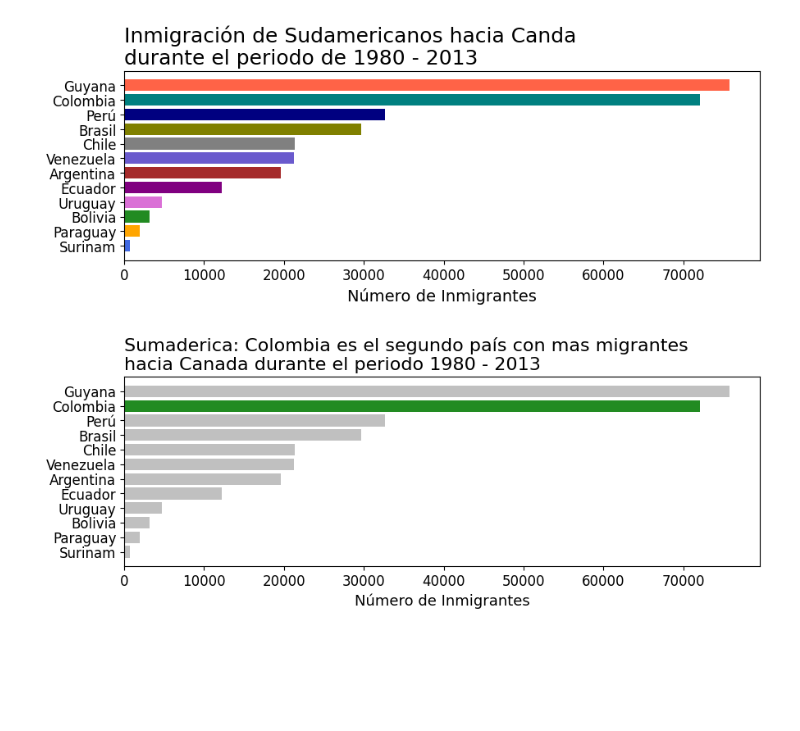
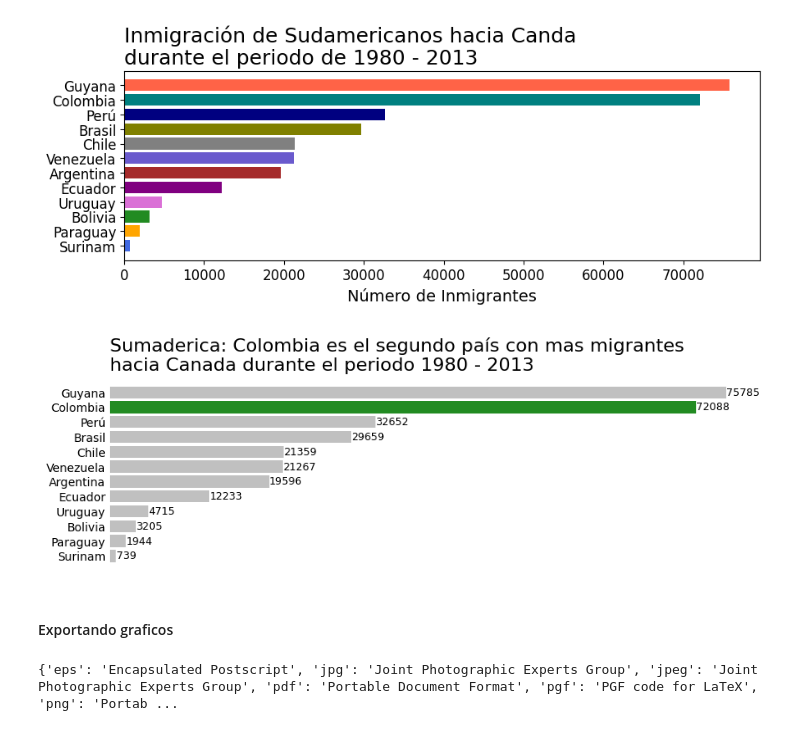
Before and after one commit to Starleen1996/Pandas-E-S, a Jupyter notebook: Visualización_de_datos.ipynb, the cells around one changed output. Drawn from its saved outputs; the diff is of its cells as text; code cells hidden in the pictures; blank space fills up the shorter version.

```diff
--- a/Visualización_de_datos.ipynb
+++ b/Visualización_de_datos.ipynb
@@ -518,22 +518,41 @@ ax.yaxis.set_tick_params(labelsize=12)
 # %%
 colores=[]
 
 for pais in sudamerica_sorted.index:
   if pais == 'Colombia':
     colores.append('forestgreen')
   else:
     colores.append('silver')
 
 fig, ax= plt.subplots(figsize=(10,3))
 
+ax.set_frame_on(False) #Oculta el marco o borde exterior del gráfico (también llamado "spines" en Matplotlib).
+ax.xaxis.set_visible(False) #Oculta completamente el eje X, El eje X desaparece del gráfico.
+ax.tick_params(axis='y',which='both',size=0) #Modifica los parámetros visuales de los ticks (marcas del eje) en el eje Y. Específicamente: axis='y' Afecta solo al eje vertical (Y). which='both' Los ticks mayores (los principales, normalmente más largos).Los ticks menores (si existieran).size=0
+# Hace que el tamaño de las líneas de los ticks sea cero, es decir, invisibles.
+
+
 ax.barh(sudamerica_sorted.index, sudamerica_sorted['Total'], color=colores)
 ax.set_title('Sumaderica: Colombia es el segundo país con mas migrantes\nhacia Canada durante el periodo 1980 - 2013',
              loc='left', fontsize=16)
-ax.set_xlabel('Número de Inmigrantes', fontsize=13)
 ax.set_ylabel('')
-ax.xaxis.set_tick_params(labelsize=12)
-ax.yaxis.set_tick_params(labelsize=12)
+ax.yaxis.set_tick_params(labelsize=10)
+# ax.set_xlabel('Número de Inmigrantes', fontsize=13)
+# ax.xaxis.set_tick_params(labelsize=12)
+
+for i,j in enumerate(sudamerica_sorted['Total']):  # Permite realizar anotaciones o colocar etiquetas en cada una de las barras
+  ax.text(j+20,i,str(j),color='black',fontsize=9,ha='left',va='center')
+#
+
+fig.savefig('/content/inmigrantes_Sudamericanos_canada.png',
+            transparent=False,dpi=300,bbox_inches='tight')
 
 plt.show()
 # %% [output]
-[figure, old version]
+[figure, new version]
+# %% [markdown]
+#### Exportando graficos
+# %%
+print(fig.canvas.get_supported_filetypes())
+# %% [output]
+{'eps': 'Encapsulated Postscript', 'jpg': 'Joint Photographic Experts Group', 'jpeg': 'Joint Photographic Experts Group', 'pdf': 'Portable Document Format', 'pgf': 'PGF code for LaTeX', 'png': 'Portab ...
```
Also changed, not shown: parts of 1 cell of this notebook.
